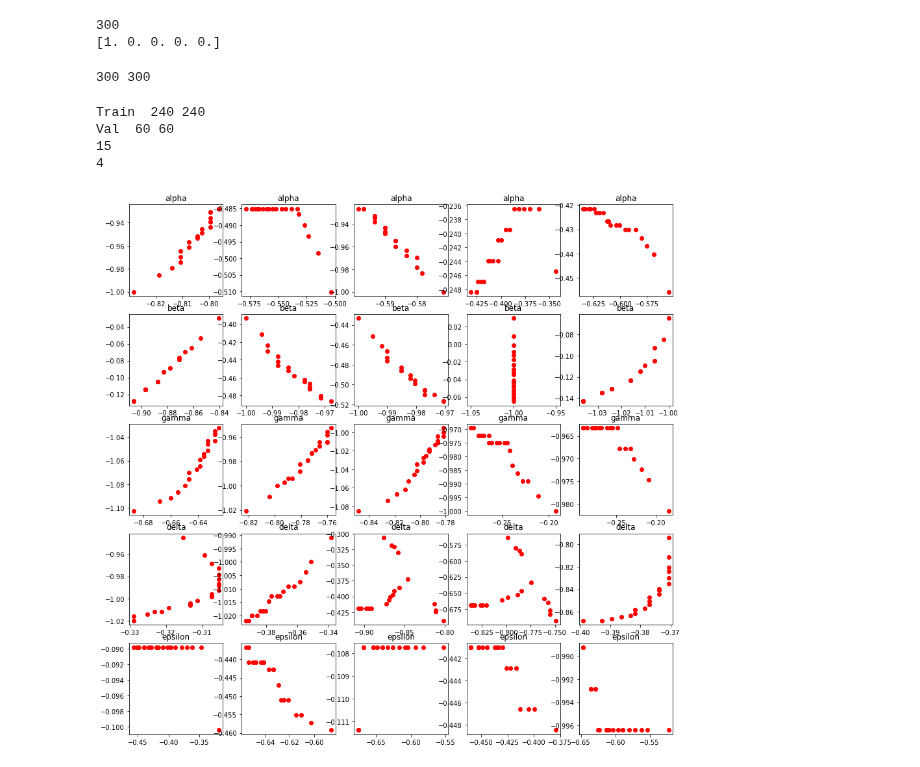
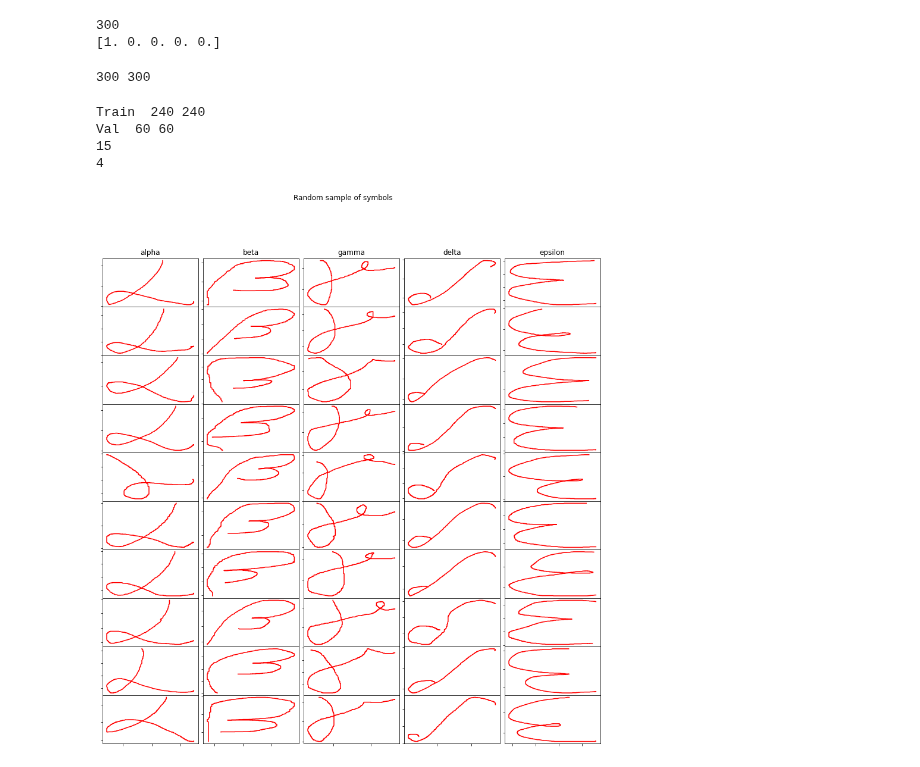
Before and after one commit to buzaXnov/symbol-recognizer, a Jupyter notebook: initial.ipynb, the cells around one changed output. Saved outputs shown, nothing was run; the diff lists cells and outputs as text; code cells hidden in the pictures.

Commit message:
Added visualization.
The origin of the GUI was top left and matplotlib was bottom left so the y-axis was inverted so that the symbols could be nicely plotted.

```diff
--- a/initial.ipynb
+++ b/initial.ipynb
@@ -64,15 +64,16 @@ class ToTensor(object):
 
 def get_coordinates(array: list):
     arr = array.copy()
-    x = arr[0::2]
-    y = arr[1::2]
+    # arr.reverse()
+    x = [point[0] for point in arr]
+    y = [point[1] for point in arr]
     return x, y
-# %%
-symbols = [x[0] for x in data]
-labels = [x[1] for x in data]
-print(len(symbols), len(labels))
-# %% [output]
-300 300
+# %%
+symbols = [x[0] for x in data]
+labels = [x[1] for x in data]
+print(len(symbols), len(labels))
+# %% [output]
+300 300
 # %%
 # Split the data into a train and validation set
 X_train, X_val, y_train, y_val = train_test_split(
@@ -101,13 +102,23 @@ Val  60 60
 15
 4
 # %%
-fig, ax = plt.subplots(5, 5, figsize=(15, 15))
+# Loading the raw data
+image_per_symbol = 10
+raw_data_file = open("raw_dataset.pickle", "rb")
+raw_data = pickle.load(raw_data_file)
+fig, ax = plt.subplots(image_per_symbol, 5, figsize=(15, 15))
+fig.subplots_adjust(wspace=0.05, hspace=0)
+fig.suptitle("Random sample of symbols")
+
+# The axis have to be inverted because in the GUI the origin is in the top left corner.
 for i, symb in enumerate(['alpha', 'beta', 'gamma', 'delta', 'epsilon']):
-    for j, s in enumerate(random.sample(data[i*60:(i+1)*60], 5)):
+    sample = random.sample(raw_data[i*30:(i+1)*30], image_per_symbol)
+    ax[0, i].title.set_text(f"{symb}")
+    for j, s in enumerate(sample):
         x, y = get_coordinates(s[0])
-        ax[i, j].plot(x, y, 'ro')
-        ax[i,j].title.set_text(f"{symb}")
-
-# TODO: Saznaj kako si spremao ove točke jbg. Ima ih 40. Raspored x0, y0, x1, y1, x2, ...
+        ax[j, i].invert_yaxis()
+        ax[j, i].plot(x, y, 'r', markersize=1)
+        ax[j, i].set_yticklabels([])
+        ax[j, i].set_xticklabels([])
 # %% [output]
-[figure, old version]
+[figure, new version]
```
Also changed, not shown: parts of 9 cells of this notebook.
